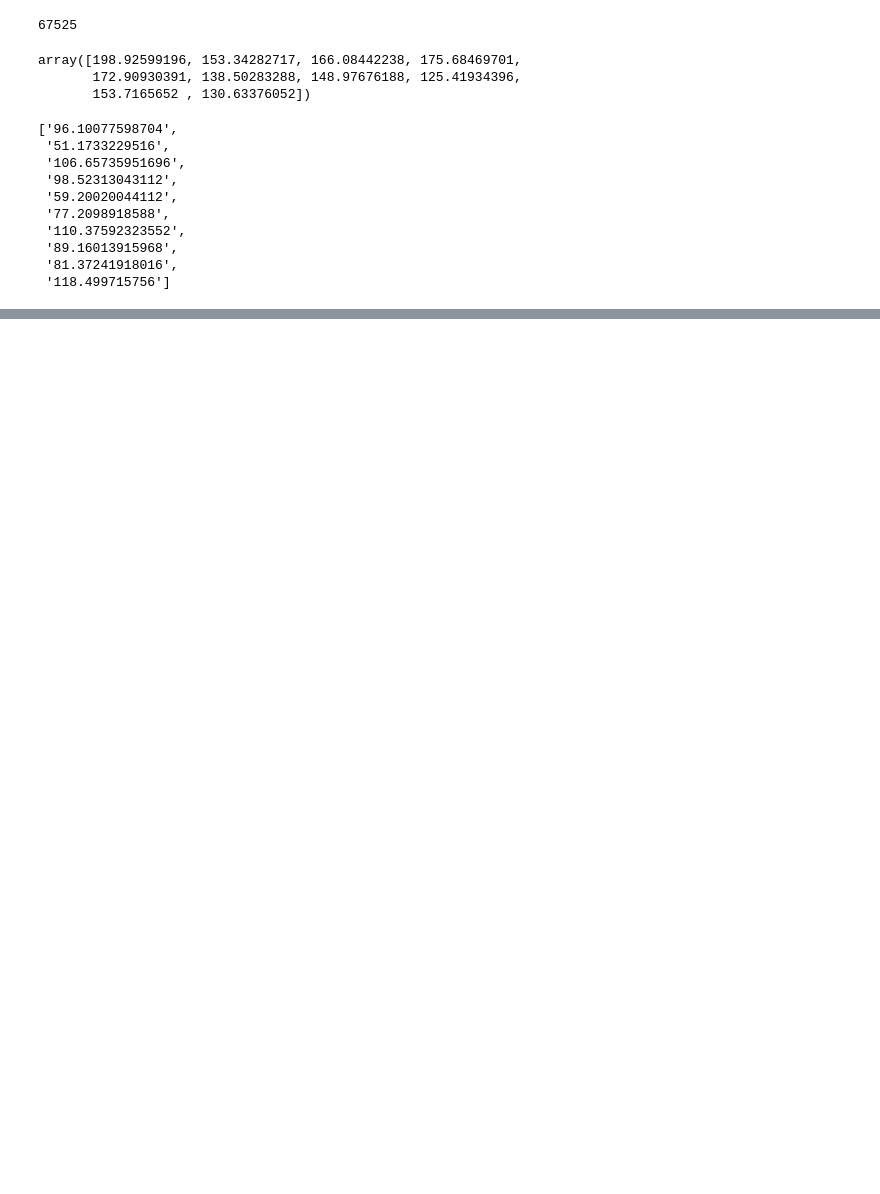
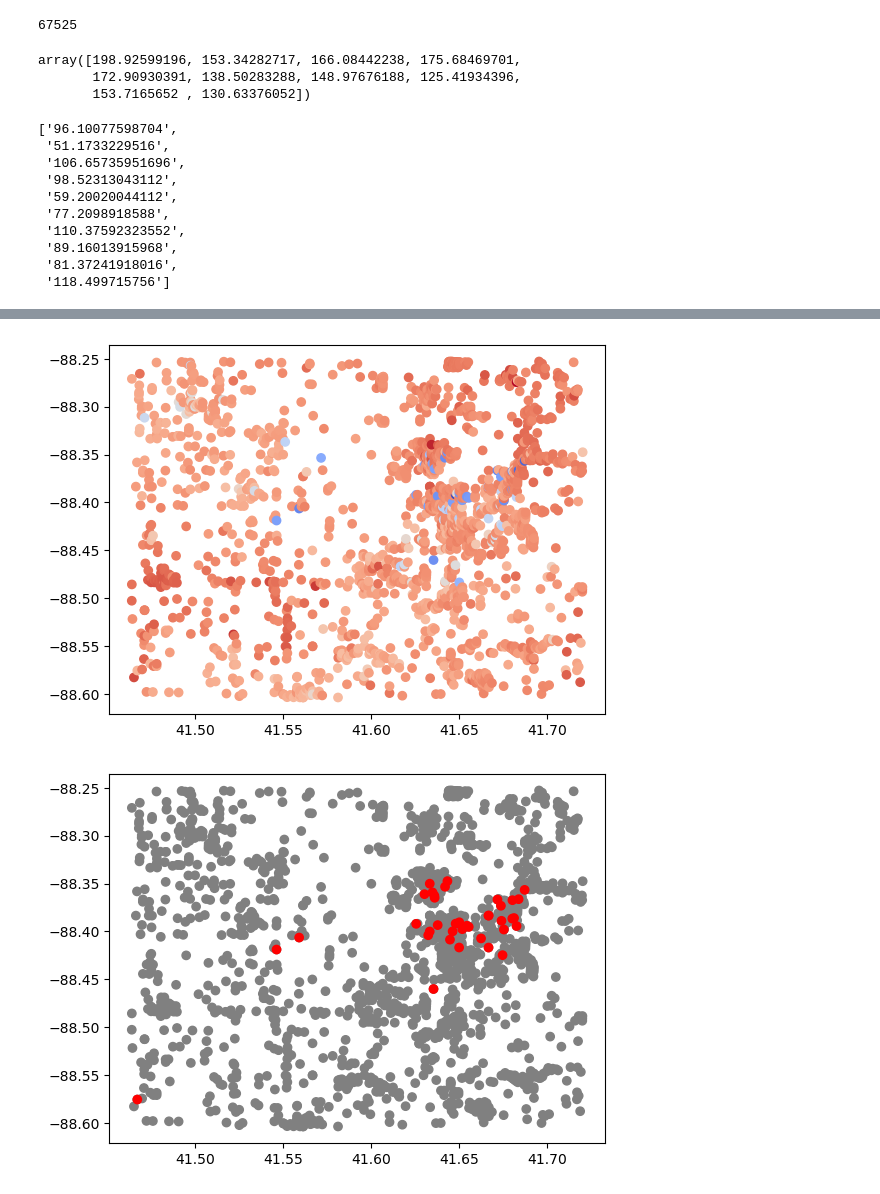
Before and after one commit to LittleFat3Tuan/STAT427_SP23_Proj2, a Jupyter notebook: numpy_interp.ipynb, the cells around one changed output, grey strips where cells are left out. Cells and saved outputs as stored; diff of their text form; code cells hidden in the pictures; blank space fills up the shorter version.

```diff
--- a/numpy_interp.ipynb
+++ b/numpy_interp.ipynb
@@ -46,0 +91,12 @@ elev[0:10]
+# %%
+outliers = [i for i in range(len(residual_kendall)) if abs(residual_kendall[i]) > 100]
+# %%
+plt.scatter(lat_kendall, lon_kendall, c=elev_kendall, cmap='coolwarm')
+plt.show()
+plt.scatter(list(lat_kendall)+[lat_kendall[i] for i in outliers],
+            list(lon_kendall)+[lon_kendall[i] for i in outliers],
+            c = ['gray']*len(lon_kendall)+['red']*len(outliers))
+plt.show()
+# %% [output]
+[figure, added]
+[figure, added]
```
Also changed, not shown: parts of 15 cells of this notebook.
